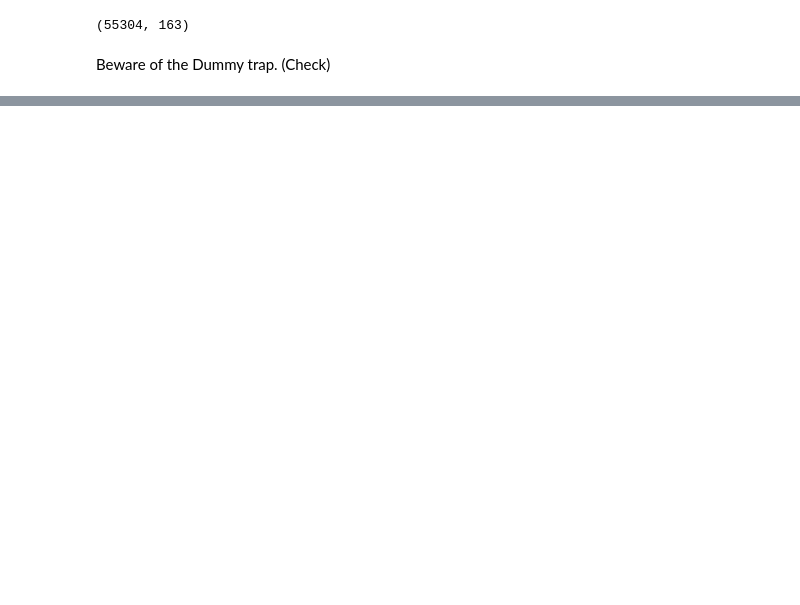
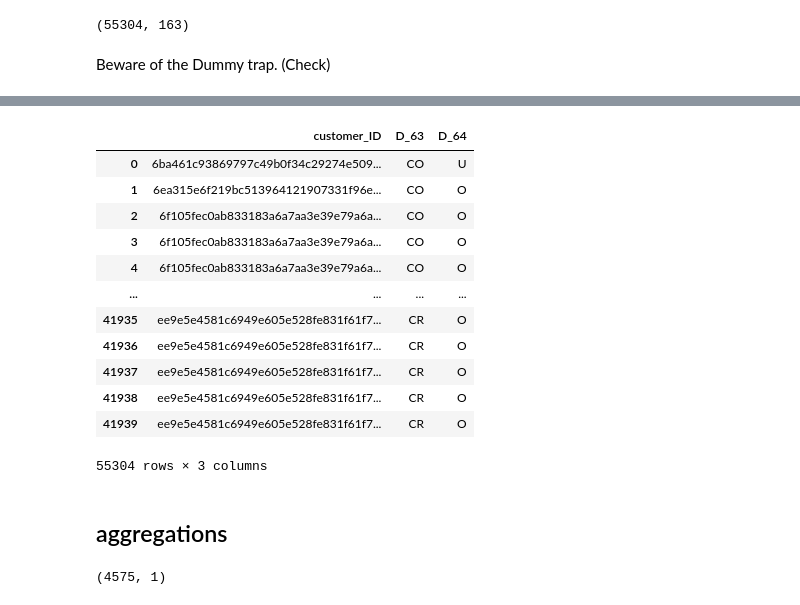
Before and after one commit to slawa-loev/AMEX_default_prediction, a Jupyter notebook: notebooks/preprocess_model.ipynb, the cells around one changed output, grey strips where cells are left out. Drawn from its saved outputs; the diff is of its cells as text; code cells hidden in the pictures; blank space fills up the shorter version.

```diff
--- a/notebooks/preprocess_model.ipynb
+++ b/notebooks/preprocess_model.ipynb
@@ -130,0 +157,16 @@ y.index=X_red['customer_ID']
+# %%
+X_red_new.loc[:,X_red_new.dtypes=='object']
+# %% [output]
+|  | customer_ID | D_63 | D_64 |
+| 0 | 6ba461c93869797c49b0f34c29274e509... | CO | U |
+| 1 | 6ea315e6f219bc513964121907331f96e... | CO | O |
+| 2 | 6f105fec0ab833183a6a7aa3e39e79a6a... | CO | O |
+| 3 | 6f105fec0ab833183a6a7aa3e39e79a6a... | CO | O |
+| 4 | 6f105fec0ab833183a6a7aa3e39e79a6a... | CO | O |
+| ... | ... | ... | ... |
+| 41935 | ee9e5e4581c6949e605e528fe831f61f7... | CR | O |
+| 41936 | ee9e5e4581c6949e605e528fe831f61f7... | CR | O |
+| 41937 | ee9e5e4581c6949e605e528fe831f61f7... | CR | O |
+| 41938 | ee9e5e4581c6949e605e528fe831f61f7... | CR | O |
+| 41939 | ee9e5e4581c6949e605e528fe831f61f7... | CR | O |
+55304 rows × 3 columns
@@ -130,0 +175,2 @@ y.index=X_red['customer_ID']
+# %% [markdown]
+## aggregations
@@ -130,0 +183,4 @@ y.index=X_red['customer_ID']
+# %%
+y.shape
+# %% [output]
+(4575, 1)
```
Also changed, not shown: parts of 25 cells of this notebook, 4 other files.
